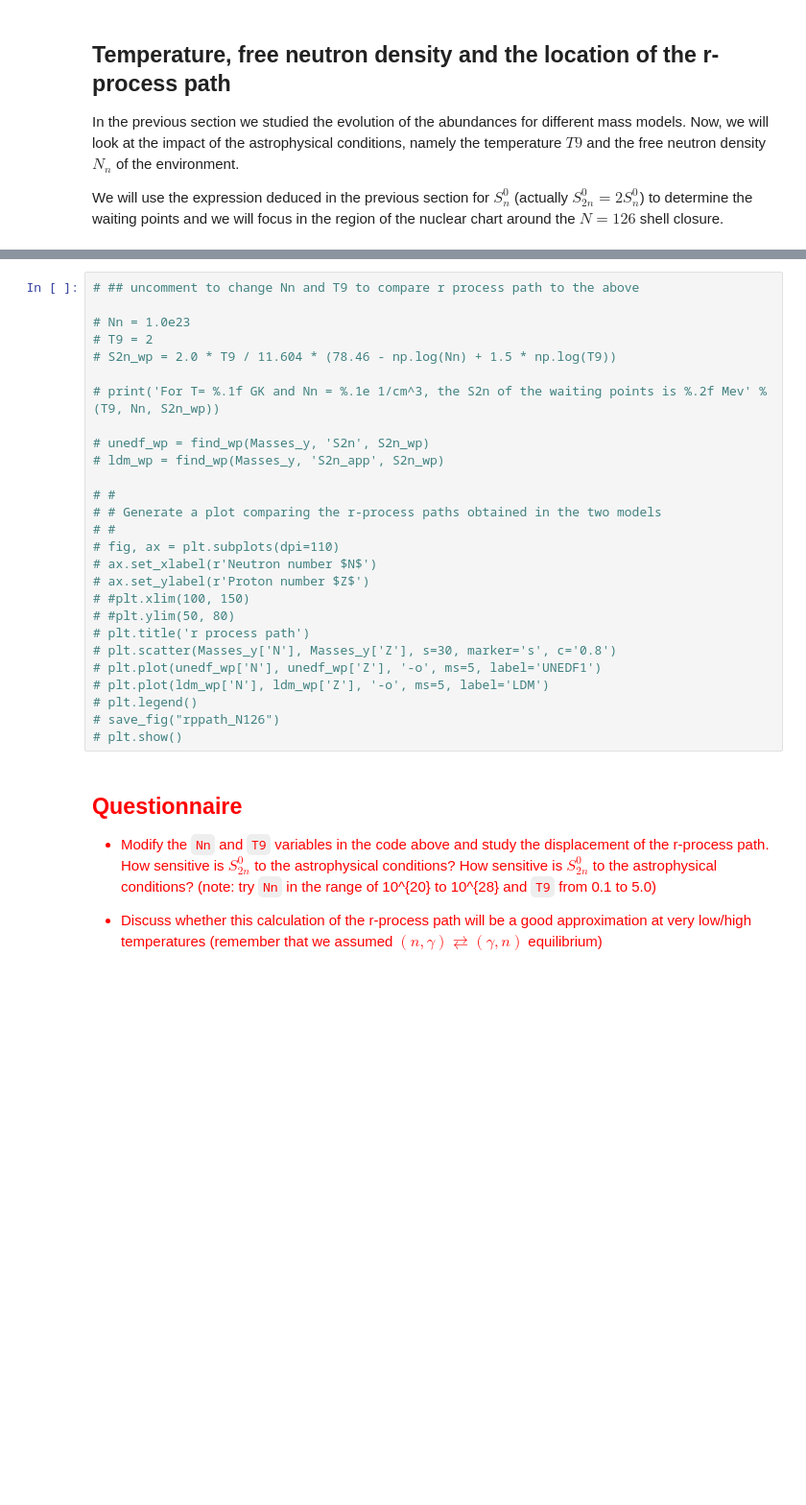
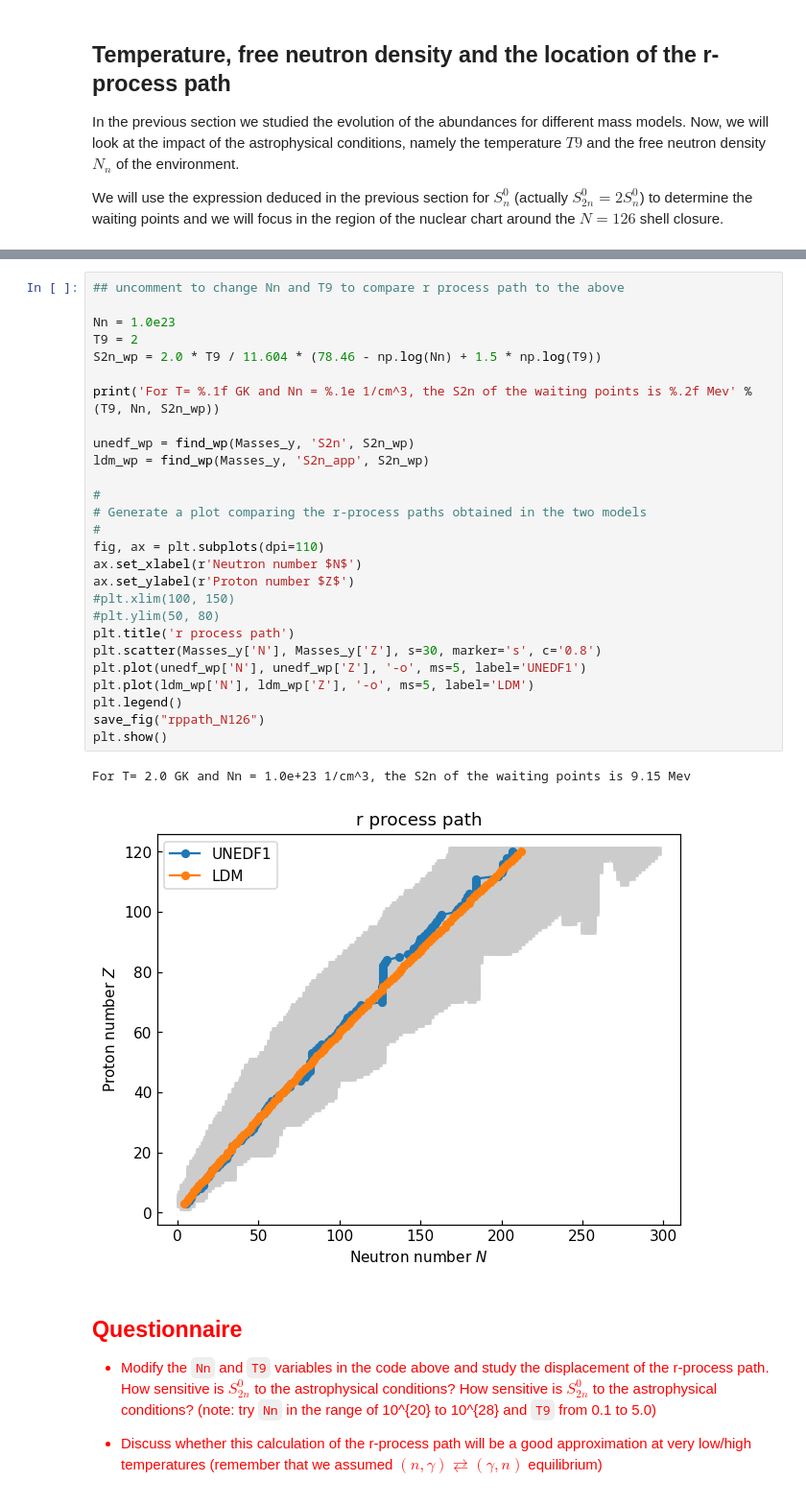
Before and after one commit to taytnels/NS3_Nucleosynthesis_Activity, a Jupyter notebook: notebook/masses.ipynb, the cells around one changed output, grey strips where cells are left out. Shown at 96% size. Saved outputs shown, nothing was run; the diff lists cells and outputs as text; blank space fills up the shorter version.

Commit message:
Uncommented code

```diff
--- a/notebook/masses.ipynb
+++ b/notebook/masses.ipynb
@@ -763,30 +799,33 @@ plt.show()
 # %%
-# ## uncomment to change Nn and T9 to compare r process path to the above
+## uncomment to change Nn and T9 to compare r process path to the above
 
-# Nn = 1.0e23
-# T9 = 2
-# S2n_wp = 2.0 * T9 / 11.604 * (78.46 - np.log(Nn) + 1.5 * np.log(T9))
+Nn = 1.0e23
+T9 = 2
+S2n_wp = 2.0 * T9 / 11.604 * (78.46 - np.log(Nn) + 1.5 * np.log(T9))
 
-# print('For T= %.1f GK and Nn = %.1e 1/cm^3, the S2n of the waiting points is %.2f Mev' % (T9, Nn, S2n_wp))
+print('For T= %.1f GK and Nn = %.1e 1/cm^3, the S2n of the waiting points is %.2f Mev' % (T9, Nn, S2n_wp))
 
-# unedf_wp = find_wp(Masses_y, 'S2n', S2n_wp)
-# ldm_wp = find_wp(Masses_y, 'S2n_app', S2n_wp)
+unedf_wp = find_wp(Masses_y, 'S2n', S2n_wp)
+ldm_wp = find_wp(Masses_y, 'S2n_app', S2n_wp)
 
-# #
-# # Generate a plot comparing the r-process paths obtained in the two models
-# #
-# fig, ax = plt.subplots(dpi=110)
-# ax.set_xlabel(r'Neutron number $N$')
-# ax.set_ylabel(r'Proton number $Z$')
-# #plt.xlim(100, 150)
-# #plt.ylim(50, 80)
-# plt.title('r process path')
-# plt.scatter(Masses_y['N'], Masses_y['Z'], s=30, marker='s', c='0.8')
-# plt.plot(unedf_wp['N'], unedf_wp['Z'], '-o', ms=5, label='UNEDF1')
-# plt.plot(ldm_wp['N'], ldm_wp['Z'], '-o', ms=5, label='LDM')
-# plt.legend()
-# save_fig("rppath_N126")
-# plt.show()
+#
+# Generate a plot comparing the r-process paths obtained in the two models
+#
+fig, ax = plt.subplots(dpi=110)
+ax.set_xlabel(r'Neutron number $N$')
+ax.set_ylabel(r'Proton number $Z$')
+#plt.xlim(100, 150)
+#plt.ylim(50, 80)
+plt.title('r process path')
+plt.scatter(Masses_y['N'], Masses_y['Z'], s=30, marker='s', c='0.8')
+plt.plot(unedf_wp['N'], unedf_wp['Z'], '-o', ms=5, label='UNEDF1')
+plt.plot(ldm_wp['N'], ldm_wp['Z'], '-o', ms=5, label='LDM')
+plt.legend()
+save_fig("rppath_N126")
+plt.show()
+# %% [output]
+For T= 2.0 GK and Nn = 1.0e+23 1/cm^3, the S2n of the waiting points is 9.15 Mev
+[figure, added]
 # %% [markdown]
 <font color=red>
 
```
Also changed, not shown: parts of 7 cells of this notebook, 6 other files.
